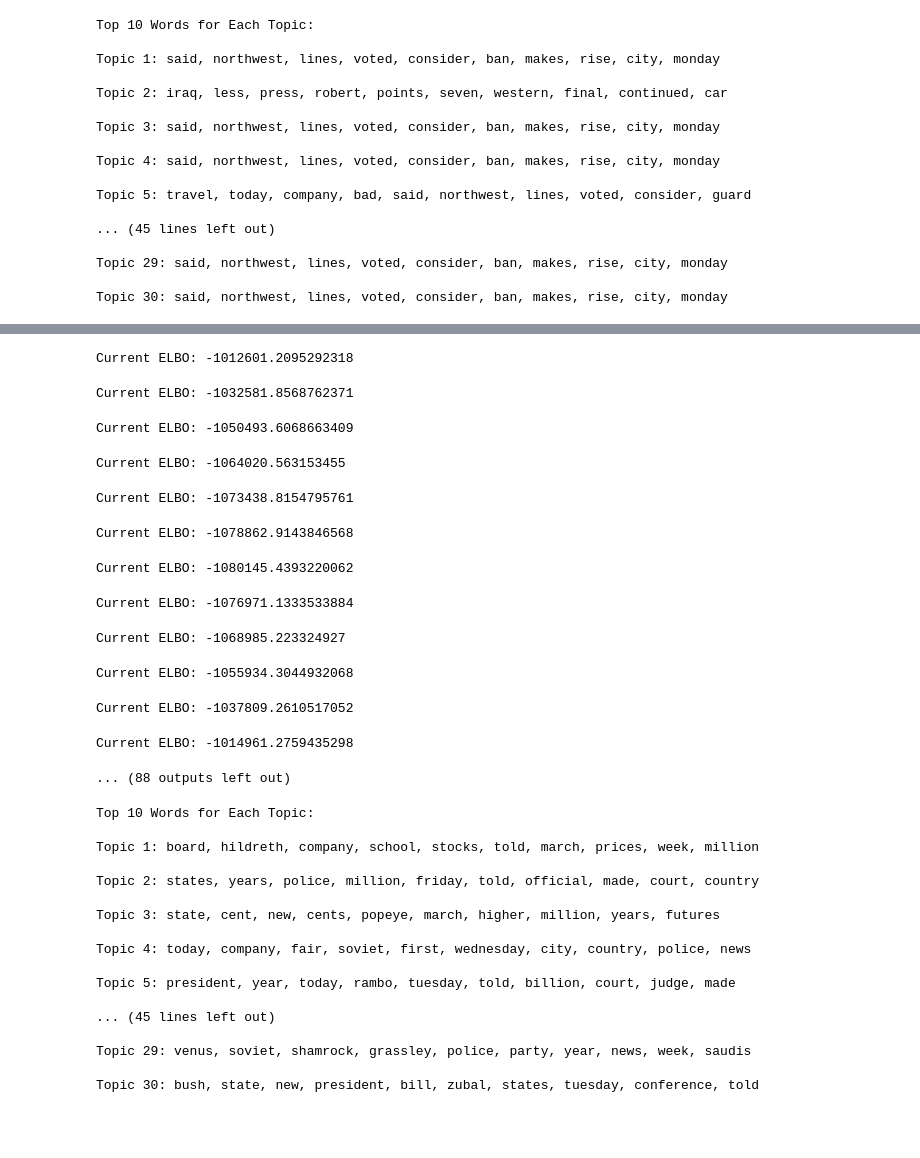
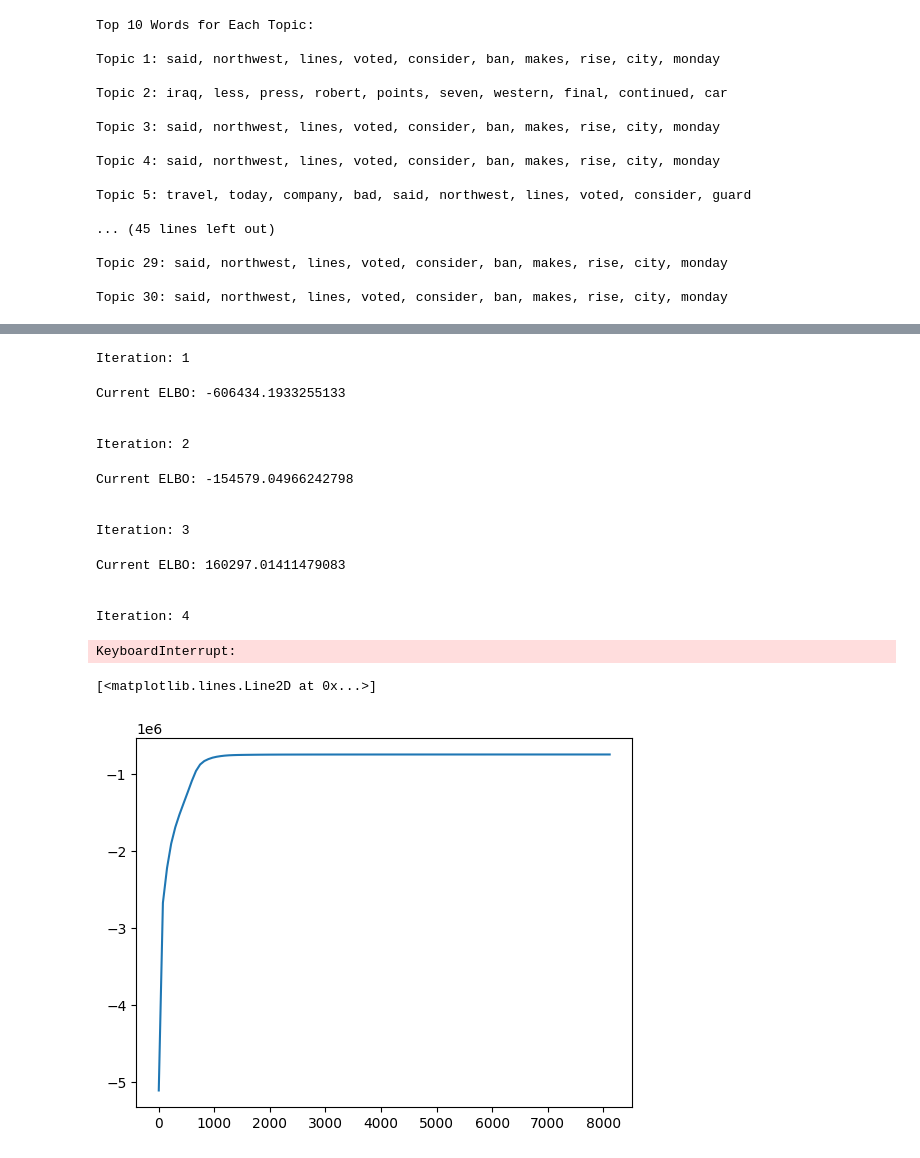
Before and after one commit to dasaeed/HT, a Jupyter notebook: LDA/LDA_AP.ipynb, the cells around one changed output, grey strips where cells are left out. Drawn from its saved outputs; the diff is of its cells as text; code cells hidden in the pictures; blank space fills up the shorter version.

Commit message:
ap stuff, full vocab

```diff
--- a/LDA/LDA_AP.ipynb
+++ b/LDA/LDA_AP.ipynb
@@ -628,18 +679,19 @@ ALPHA = 0.5
 
 tol = 10
 iteration = 1
-max_iterations = 200
+max_iterations = 500
 curr_ELBO = 0
 prev_ELBO = 301
 ELBOs = []
 
 start = time.time()
-LAMBDA, GAMMA, PHI = init_variational_params(corpus_matrix=corpus_matrix, K=K, V=V)
-ELBOs.append(compute_ELBO(LAMBDA=LAMBDA, GAMMA=GAMMA, PHI=PHI, corpus_matrix=corpus_matrix, K=K))
+LAMBDA, GAMMA, PHI = init_variational_params(corpus_mat=corpus_matrix, K=K, V=V)
+ELBOs.append(compute_ELBO(LAMBDA=LAMBDA, GAMMA=GAMMA, PHI=PHI, corpus_mat=corpus_matrix))
 while iteration <= max_iterations:
-    LAMBDA, GAMMA, PHI = update_variational_params(LAMBDA=LAMBDA, GAMMA=GAMMA, PHI=PHI, corpus_matrix=corpus_matrix, K=K)
+    print(f"Iteration: {iteration}")
+    LAMBDA, GAMMA, PHI = update_variational_params(LAMBDA=LAMBDA, GAMMA=GAMMA, PHI=PHI, corpus_mat=corpus_matrix, K=K, V=V)
     prev_ELBO = curr_ELBO
-    curr_ELBO = compute_ELBO(LAMBDA=LAMBDA, GAMMA=GAMMA, PHI=PHI, corpus_matrix=corpus_matrix, K=K)
+    curr_ELBO = compute_ELBO(LAMBDA=LAMBDA, GAMMA=GAMMA, PHI=PHI, corpus_mat=corpus_matrix)
     print(f"Current ELBO: {curr_ELBO}")
     ELBOs.append(curr_ELBO)
 
@@ -655,16 +707,17 @@ plt.ylabel("ELBO")
 plt.ticklabel_format(style="sci", axis="y", scilimits=(0, 0))
 plt.plot(np.linspace(0, float(stop-start), len(ELBOs)), ELBOs)
 # %% [output]
-Current ELBO: -1012601.2095292318
+Iteration: 1
-Current ELBO: -1032581.8568762371
+Current ELBO: -606434.1933255133
+
+
+Iteration: 2
-Current ELBO: -1050493.6068663409
+Current ELBO: -154579.04966242798
+
+
+Iteration: 3
-Current ELBO: -1064020.563153455
+Current ELBO: 160297.01411479083
+
+
+Iteration: 4
-Current ELBO: -1073438.8154795761
+KeyboardInterrupt:
-Current ELBO: -1078862.9143846568
-Current ELBO: -1080145.4393220062
-Current ELBO: -1076971.1333533884
-Current ELBO: -1068985.223324927
-Current ELBO: -1055934.3044932068
-Current ELBO: -1037809.2610517052
-Current ELBO: -1014961.2759435298
-... (88 outputs left out)
@@ -671,4 +734,13 @@ Current ELBO: -1014961.2759435298
 # %%
+time_iter = np.linspace(0, float(stop-start), len(ELBOs))
+ELBOs = np.asarray(ELBOs)
+data = {
+    "time_iter": time_iter,
+    "ELBO": ELBOs
+}
+ELBO_per_time_iter = pd.DataFrame(data=data)
+ELBO_per_time_iter.to_csv("ELBO_V_10000.csv", index=False)
+
 word_topic_probs = LAMBDA / LAMBDA.sum(axis=1, keepdims=True)
 top_words = {}
 for k in range(word_topic_probs.shape[0]):
@@ -681,21 +753,9 @@ for topic, words in top_words.items():
     formatted_text += ", ".join(words) + "\n\n"
 
 print(formatted_text)
-# %% [output]
-Top 10 Words for Each Topic:
-
-Topic 1: board, hildreth, company, school, stocks, told, march, prices, week, million
-
-Topic 2: states, years, police, million, friday, told, official, made, court, country
-
-Topic 3: state, cent, new, cents, popeye, march, higher, million, years, futures
-
-Topic 4: today, company, fair, soviet, first, wednesday, city, country, police, news
-
-Topic 5: president, year, today, rambo, tuesday, told, billion, court, judge, made
-
-... (45 lines left out)
-
-Topic 29: venus, soviet, shamrock, grassley, police, party, year, news, week, saudis
-
-Topic 30: bush, state, new, president, bill, zubal, states, tuesday, conference, told
+# %%
+full_vocab_ELBOs = pd.read_csv("ELBOs_full_vocab.csv")
+plt.plot(full_vocab_ELBOs["time_iter"], full_vocab_ELBOs["ELBO"])
+# %% [output]
+[<matplotlib.lines.Line2D at 0x...>]
+[figure, added]
```
Also changed, not shown: parts of 11 cells of this notebook, 4 other files.
